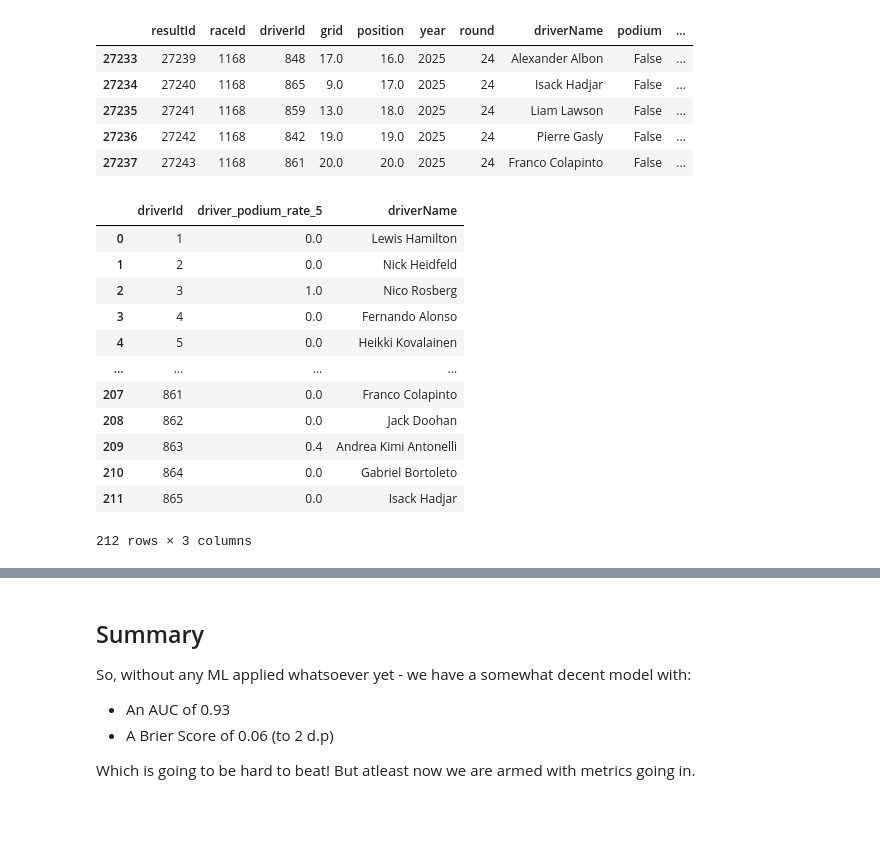
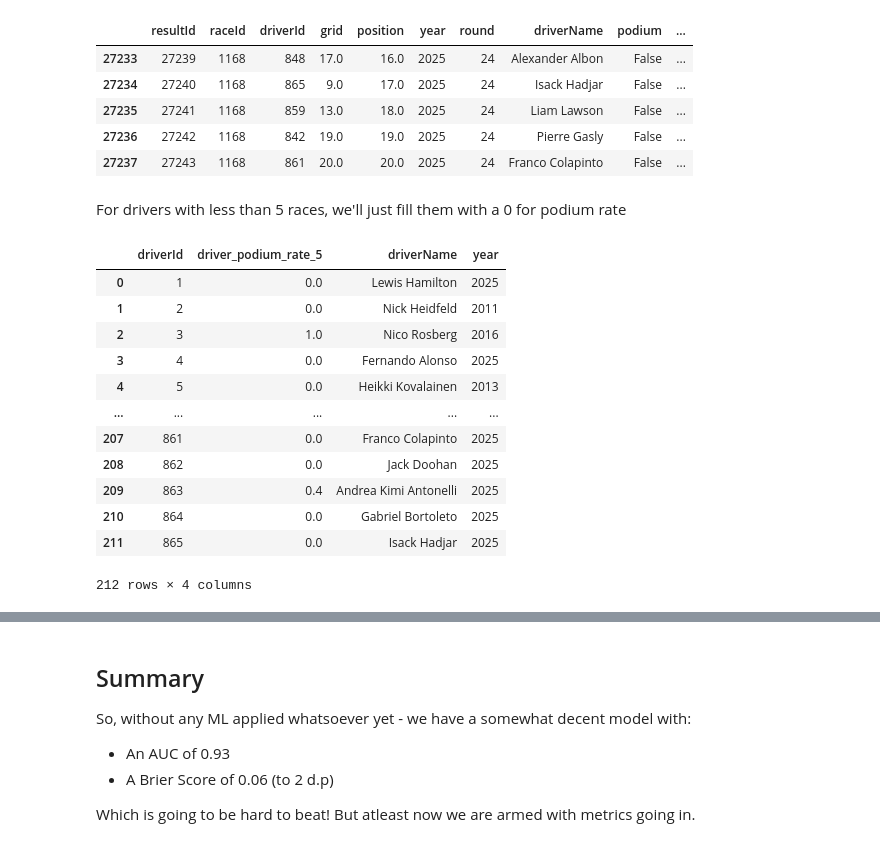
Before and after one commit to DaveAhearne/F1Prediction, a Jupyter notebook: notebooks/Heuristic_Baseline.ipynb, the cells around one changed output, grey strips where cells are left out. Drawn from its saved outputs; the diff is of its cells as text; code cells hidden in the pictures; blank space fills up the shorter version.

```diff
--- a/notebooks/Heuristic_Baseline.ipynb
+++ b/notebooks/Heuristic_Baseline.ipynb
@@ -354,7 +354,7 @@ race_results_by_year_df
 # %%
 race_results_by_year_df = race_results_by_year_df[
     (race_results_by_year_df["year"] >= 1990) &
-    (race_results_by_year_df["year"] <= 2025)
+    (race_results_by_year_df["year"] <= 2024)
 ].copy()
 
 race_results_by_year_df
@@ -390,25 +390,29 @@ race_results_by_year_df.tail()
 | 27235 | 27241 | 1168 | 859 | 13.0 | 18.0 | 2025 | 24 | Liam Lawson | False | ... |
 | 27236 | 27242 | 1168 | 842 | 19.0 | 19.0 | 2025 | 24 | Pierre Gasly | False | ... |
 | 27237 | 27243 | 1168 | 861 | 20.0 | 20.0 | 2025 | 24 | Franco Colapinto | False | ... |
+# %% [markdown]
+For drivers with less than 5 races, we'll just fill them with a 0 for podium rate
+# %%
+race_results_by_year_df["driver_podium_rate_5"] = race_results_by_year_df["driver_podium_rate_5"].fillna(0)
 # %%
 driver_current_form = (
-    race_results_by_year_df.groupby("driverId")[["driver_podium_rate_5", "driverName"]]
+    race_results_by_year_df.groupby("driverId")[["driver_podium_rate_5", "driverName", "year"]]
     .last()
     .reset_index()
 )
 
 driver_current_form
 # %% [output]
-|  | driverId | driver_podium_rate_5 | driverName |
-| 0 | 1 | 0.0 | Lewis Hamilton |
-| 1 | 2 | 0.0 | Nick Heidfeld |
-| 2 | 3 | 1.0 | Nico Rosberg |
-| 3 | 4 | 0.0 | Fernando Alonso |
-| 4 | 5 | 0.0 | Heikki Kovalainen |
-| ... | ... | ... | ... |
-| 207 | 861 | 0.0 | Franco Colapinto |
-| 208 | 862 | 0.0 | Jack Doohan |
-| 209 | 863 | 0.4 | Andrea Kimi Antonelli |
-| 210 | 864 | 0.0 | Gabriel Bortoleto |
-| 211 | 865 | 0.0 | Isack Hadjar |
+|  | driverId | driver_podium_rate_5 | driverName | year |
+| 0 | 1 | 0.0 | Lewis Hamilton | 2025 |
+| 1 | 2 | 0.0 | Nick Heidfeld | 2011 |
+| 2 | 3 | 1.0 | Nico Rosberg | 2016 |
+| 3 | 4 | 0.0 | Fernando Alonso | 2025 |
+| 4 | 5 | 0.0 | Heikki Kovalainen | 2013 |
+| ... | ... | ... | ... | ... |
+| 207 | 861 | 0.0 | Franco Colapinto | 2025 |
+| 208 | 862 | 0.0 | Jack Doohan | 2025 |
+| 209 | 863 | 0.4 | Andrea Kimi Antonelli | 2025 |
+| 210 | 864 | 0.0 | Gabriel Bortoleto | 2025 |
+| 211 | 865 | 0.0 | Isack Hadjar | 2025 |
-212 rows × 3 columns
+212 rows × 4 columns
```
Also changed, not shown: parts of 4 cells of this notebook.
